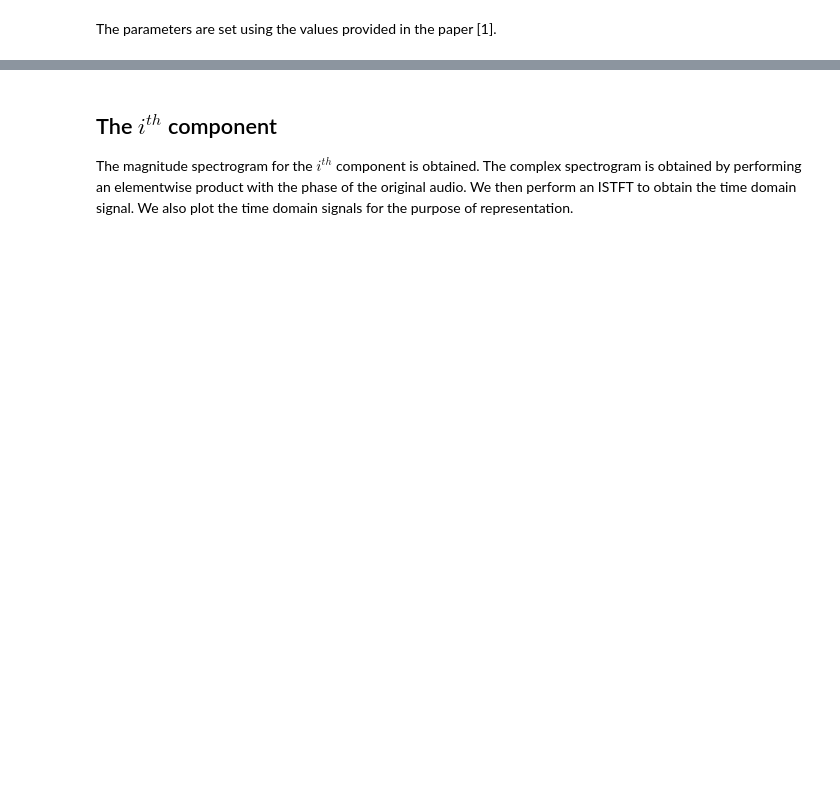
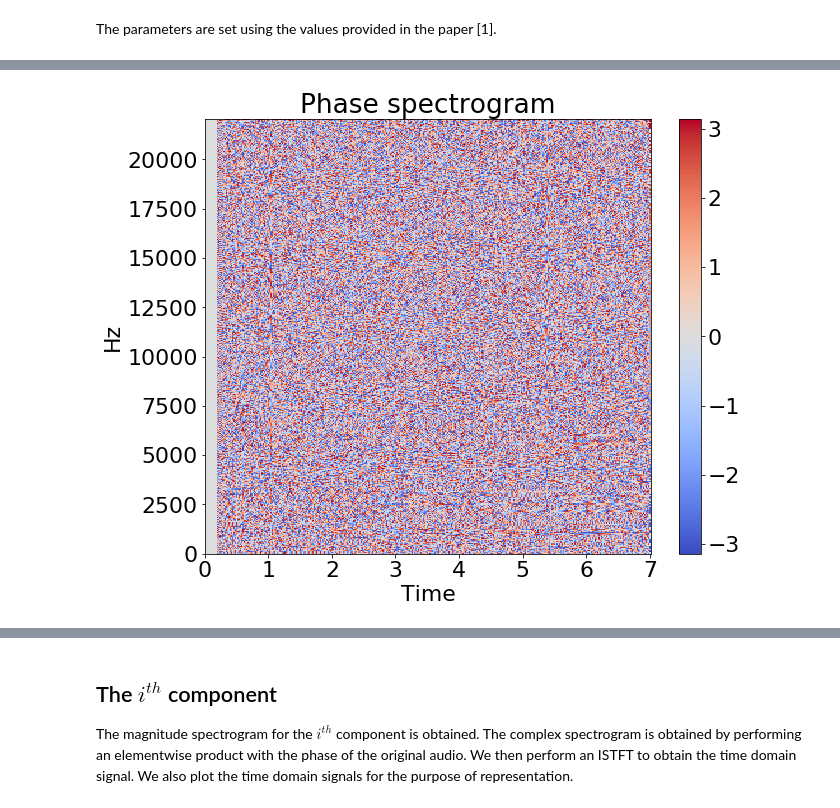
Before and after one commit to Milind-Blaze/source_separation, a Jupyter notebook: Monoaural_source_separation_using_Non-negative_matrix_factorization/Monoaural_source_separation_Frobenius_norm.ipynb, the cells around one changed output, grey strips where cells are left out. Drawn from its saved outputs; the diff is of its cells as text; code cells hidden in the pictures; blank space fills up the shorter version.

```diff
--- a/Monoaural_source_separation_using_Non-negative_matrix_factorization/Monoaural_source_separation_Frobenius_norm.ipynb
+++ b/Monoaural_source_separation_using_Non-negative_matrix_factorization/Monoaural_source_separation_Frobenius_norm.ipynb
@@ -104,0 +87,9 @@ plt.show()
+# %%
+E = np.angle(spec, deg = 0)
+plt.figure(figsize=figsize)
+librosa.display.specshow(E, y_axis='linear', x_axis='time', sr = fs_target, hop_length = n_fft/2)
+plt.title("Phase spectrogram")
+plt.colorbar()
+plt.show()
+# %% [output]
+[figure, added]
```
Also changed, not shown: parts of 25 cells of this notebook, 14 other files.
